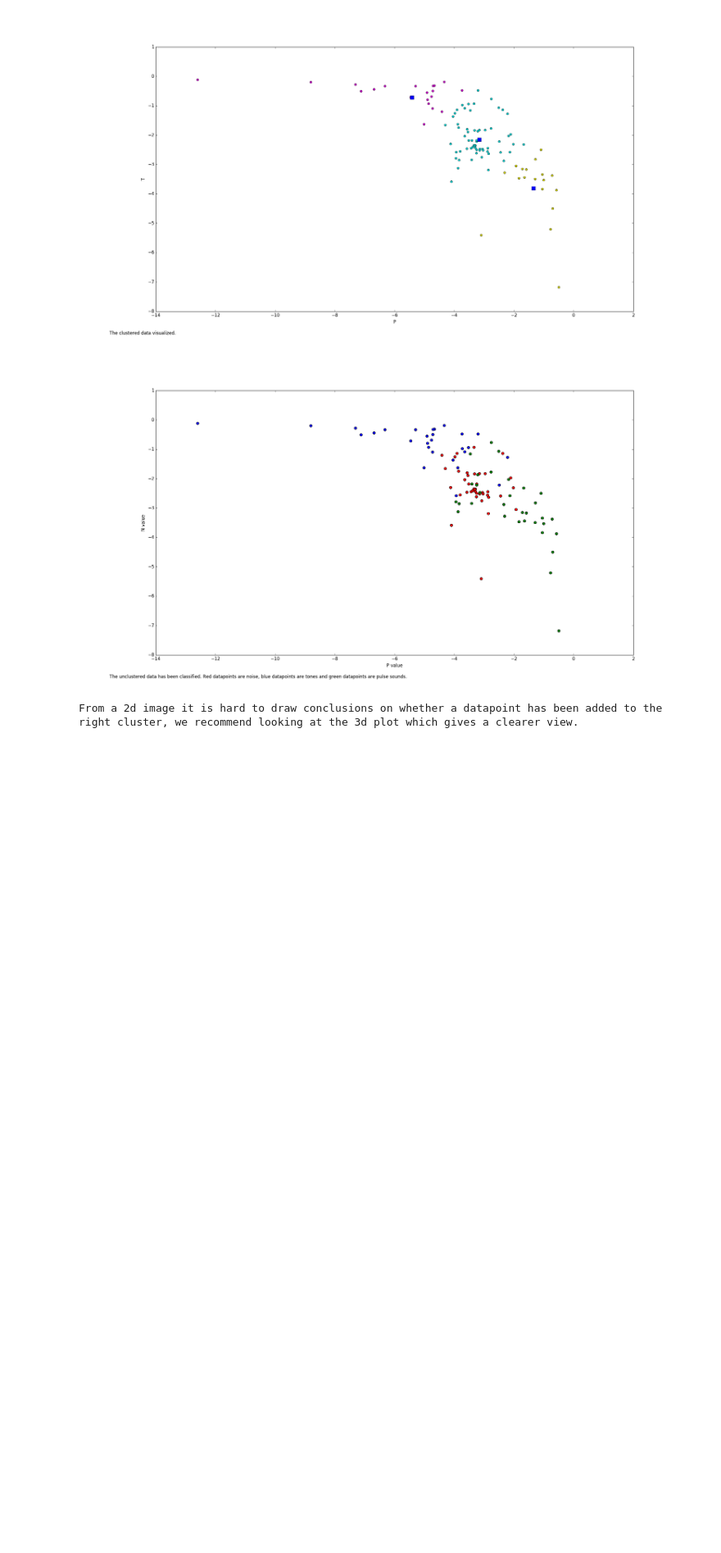
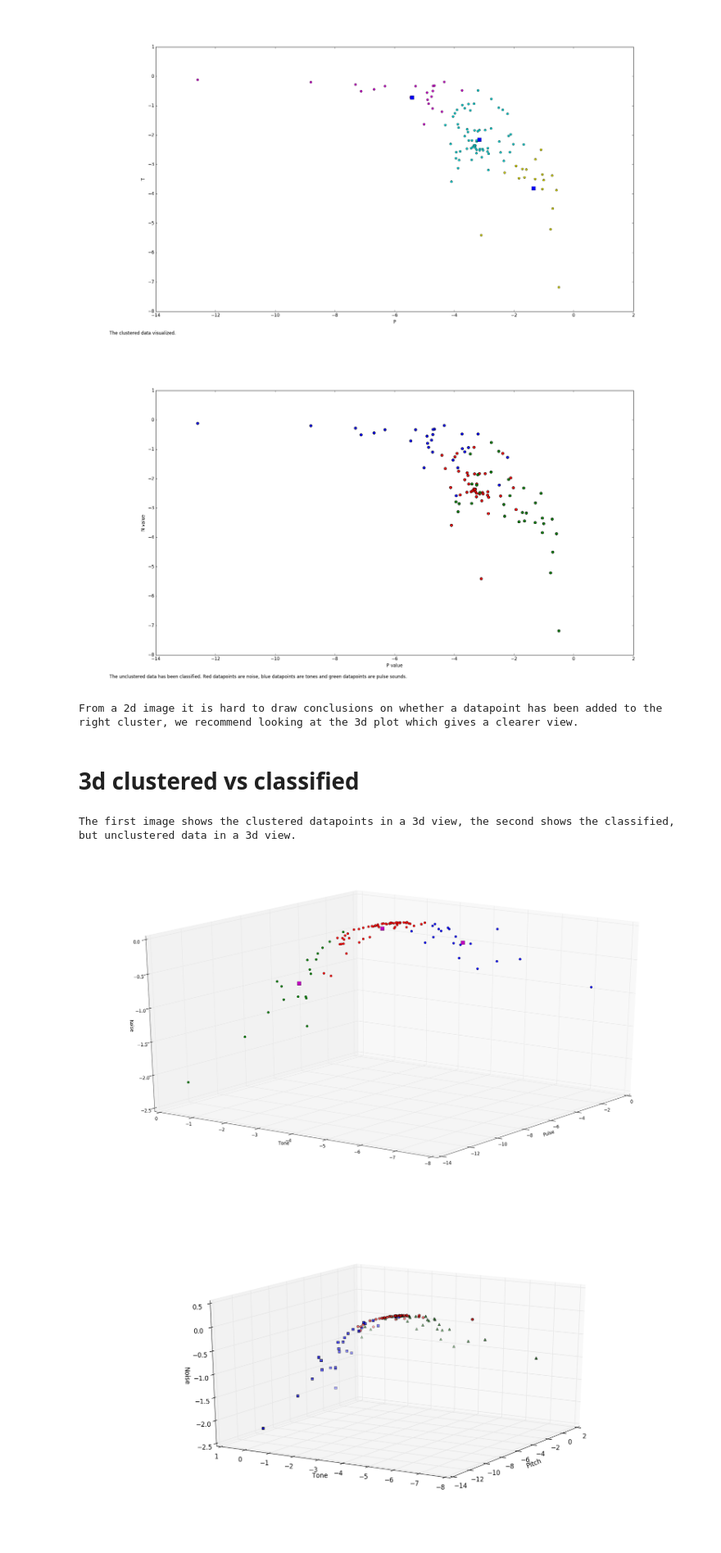
Before and after one commit to DanitaGnanaraj/clustering, a Jupyter notebook: Danita, Kevin_P4_Clustering.ipynb, the cells around one changed output. Shown at 82% size. Saved outputs shown, nothing was run; the diff lists cells and outputs as text; code cells hidden in the pictures; blank space fills up the shorter version.

Commit message:
new images with discussion

```diff
--- a/Danita, Kevin_P4_Clustering.ipynb
+++ b/Danita, Kevin_P4_Clustering.ipynb
@@ -197,3 +197,17 @@ The first image shows the clustered datapoints. These datapoints have been clust
 [figure]
 [figure]
 From a 2d image it is hard to draw conclusions on whether a datapoint has been added to the right cluster, we recommend looking at the 3d plot which gives a clearer view.
+# %% [markdown]
+# 3d clustered vs classified
+# %%
+from IPython.display import Image
+a = Image(filename="3dclustered.png")
+b = Image(filename="3dclassification.png")
+
+print("The first image shows the clustered datapoints in a 3d view, the second shows the classified, but unclustered data in a 3d view.")
+
+display(a,b)
+# %% [output]
+The first image shows the clustered datapoints in a 3d view, the second shows the classified, but unclustered data in a 3d view.
+[figure, added]
+[figure, added]
```
Also changed, not shown: parts of 1 cell of this notebook, 3 other files.
